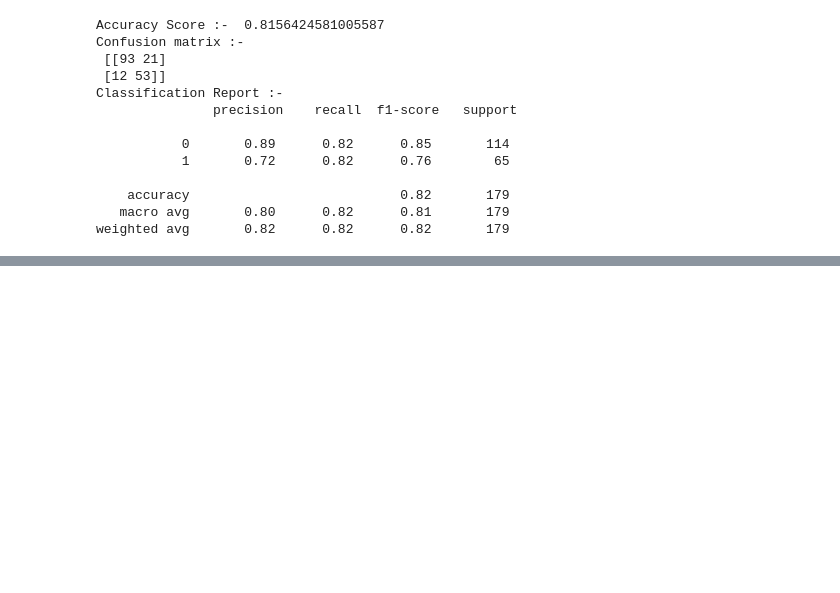
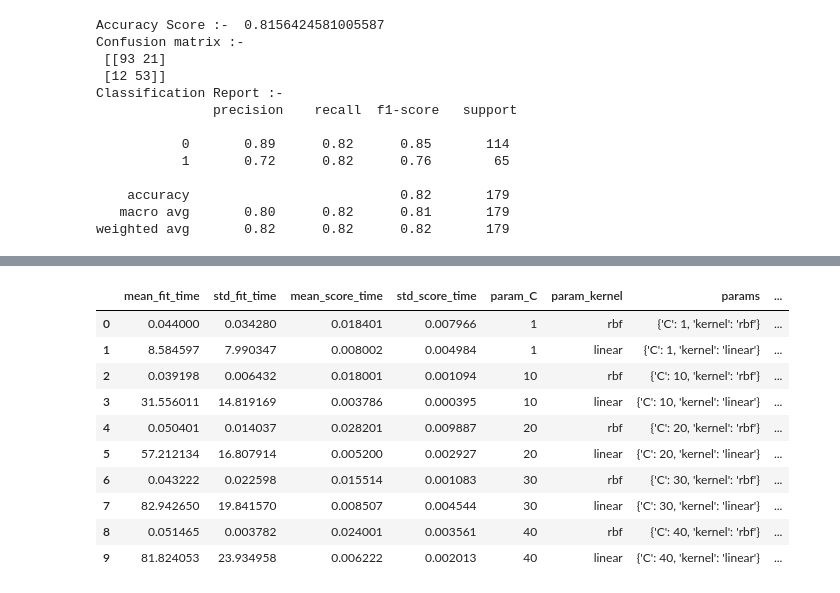
Before and after one commit to vikashkumar97983282-glitch/machine-learning, a Jupyter notebook: practices machine leaning/titanic_datasets.ipynb, the cells around one changed output, grey strips where cells are left out. Drawn from its saved outputs; the diff is of its cells as text; code cells hidden in the pictures; blank space fills up the shorter version.

Commit message:
perform hyper parameter tunning using gridSearch.

```diff
--- a/practices machine leaning/titanic_datasets.ipynb
+++ b/practices machine leaning/titanic_datasets.ipynb
@@ -339,0 +349,3 @@ weighted avg       0.82      0.82      0.82       179
+# %%
+X = df.drop(columns=["Survived"])
+y = df["Survived"]
@@ -339,0 +372,10 @@ weighted avg       0.82      0.82      0.82       179
+# %%
+from sklearn.model_selection import GridSearchCV
+
+classifier = GridSearchCV((model_svm),{
+    'C': [1,10,20,30,40],
+    'kernel': ['rbf', 'linear'],
+    # 'gamma': ['scale', 'auto']
+}, cv=5 , return_train_score=False)
+# %%
+classifier.fit(X,y)
@@ -339,0 +405,16 @@ weighted avg       0.82      0.82      0.82       179
+# %%
+grid_search_df = pd.DataFrame(classifier.cv_results_)
+# %%
+grid_search_df
+# %% [output]
+|  | mean_fit_time | std_fit_time | mean_score_time | std_score_time | param_C | param_kernel | params | ... |
+| 0 | 0.044000 | 0.034280 | 0.018401 | 0.007966 | 1 | rbf | {'C': 1, 'kernel': 'rbf'} | ... |
+| 1 | 8.584597 | 7.990347 | 0.008002 | 0.004984 | 1 | linear | {'C': 1, 'kernel': 'linear'} | ... |
+| 2 | 0.039198 | 0.006432 | 0.018001 | 0.001094 | 10 | rbf | {'C': 10, 'kernel': 'rbf'} | ... |
+| 3 | 31.556011 | 14.819169 | 0.003786 | 0.000395 | 10 | linear | {'C': 10, 'kernel': 'linear'} | ... |
+| 4 | 0.050401 | 0.014037 | 0.028201 | 0.009887 | 20 | rbf | {'C': 20, 'kernel': 'rbf'} | ... |
+| 5 | 57.212134 | 16.807914 | 0.005200 | 0.002927 | 20 | linear | {'C': 20, 'kernel': 'linear'} | ... |
+| 6 | 0.043222 | 0.022598 | 0.015514 | 0.001083 | 30 | rbf | {'C': 30, 'kernel': 'rbf'} | ... |
+| 7 | 82.942650 | 19.841570 | 0.008507 | 0.004544 | 30 | linear | {'C': 30, 'kernel': 'linear'} | ... |
+| 8 | 0.051465 | 0.003782 | 0.024001 | 0.003561 | 40 | rbf | {'C': 40, 'kernel': 'rbf'} | ... |
+| 9 | 81.824053 | 23.934958 | 0.006222 | 0.002013 | 40 | linear | {'C': 40, 'kernel': 'linear'} | ... |
```
Also changed, not shown: parts of 8 cells of this notebook, 1 other file.
